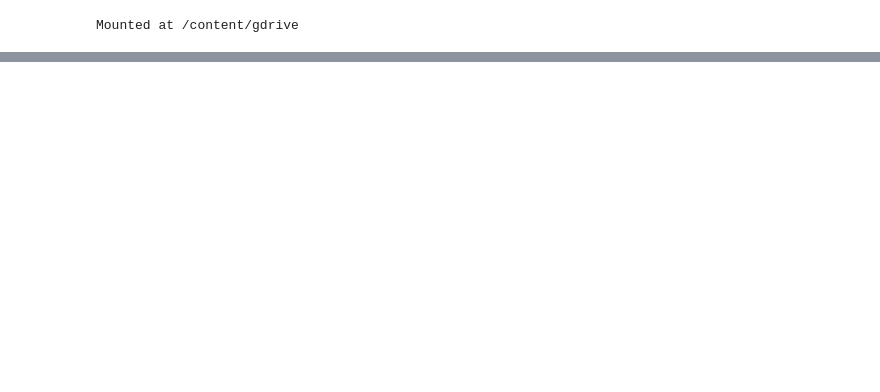
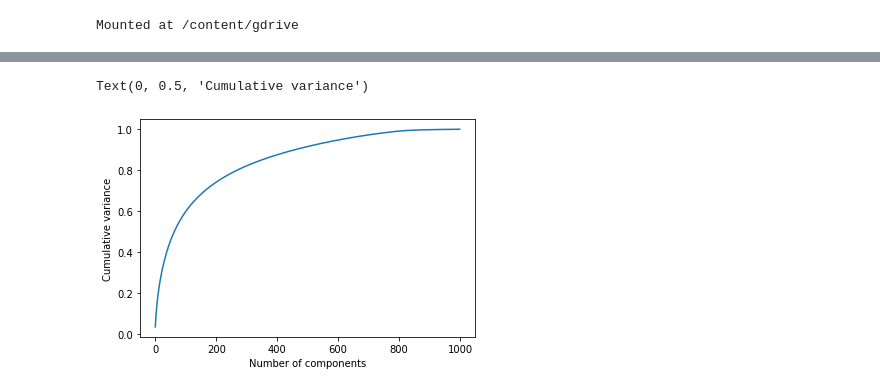
Before and after one commit to alessandro-maccario/DeepLearning-FoodRecognition, a Jupyter notebook: pcaReductions.ipynb, the cells around one changed output, grey strips where cells are left out. Cells and saved outputs as stored; diff of their text form; code cells hidden in the pictures; blank space fills up the shorter version.

```diff
--- a/pcaReductions.ipynb
+++ b/pcaReductions.ipynb
@@ -155,11 +168,9 @@ sys.path.insert(0,"/content/gdrive/MyDrive/Data_Science_2020-2022/Secondo_anno_S
 # SCALE_PERCENT = 6 # resizing percentage
 SEED_VALUE = 42
 num_classes = 9 # number of output classes
+SIZE = 224  #Resize images
 
 # PATH TO THE DATA
 DIR_TRAIN_DATA = '/content/gdrive/MyDrive/Data_Science_2020-2022/Secondo_anno_Secondo_Semestre/FoDL_Project/Project_Example_Food/train_test/train/*' # path contenente i sottoinsiemi di train, test
 DIR_TEST_DATA = '/content/gdrive/MyDrive/Data_Science_2020-2022/Secondo_anno_Secondo_Semestre/FoDL_Project/Project_Example_Food/train_test/test/*' # path contenente i sottoinsiemi di train, test
+DIR_VAL_DATA = '/content/gdrive/MyDrive/Data_Science_2020-2022/Secondo_anno_Secondo_Semestre/FoDL_Project/Project_Example_Food/train_test/val/*' # path contenente i sottoinsiemi di train, test
-# %%
-for directory_path in glob.glob(DIR_TRAIN_DATA):
-    label = directory_path.split("/")[-1]
-    print(label)
@@ -251,0 +305,13 @@ y_test_one_hot = to_categorical(y_test)
+# %%
+#Load VGG model with imagenet trained weights and without classifier/fully connected layers
+#We will use this as feature extractor.
+# VGG_model = VGG16(weights='imagenet', include_top=False, input_shape=(SIZE, SIZE, 3))
+mobile_net_model = tf.keras.applications.MobileNetV2(weights="imagenet",
+                                                     include_top=False,
+                                                     input_shape = (SIZE, SIZE, 3))
+
+#Make loaded layers as non-trainable. This is important as we want to work with pre-trained weights
+# for layer in VGG_model.layers:
+# 	layer.trainable = False
+
+mobile_net_model.summary()  #Trainable parameters will be 0
@@ -251,0 +336,21 @@ y_test_one_hot = to_categorical(y_test)
+# %%
+# NOW, LET US EXTRACT FEATURES USING VGG IMAGENET WEIGHTS
+
+# TRAIN FEATURES
+train_feature_extractor=mobile_net_model.predict(x_train)
+train_features = train_feature_extractor.reshape(train_feature_extractor.shape[0], -1)
+# TEST FEATURES
+test_feature_extractor=mobile_net_model.predict(x_val)
+test_features = test_feature_extractor.reshape(test_feature_extractor.shape[0], -1)
+
+###########################
+
+# First verifiy the ideal number of PCA components to not lose much information.
+# Try to retain 90% information, so look where the curve starts to flatten.
+# Remember that the n_components must be lower than the number of rows or columns (features)
+pca_test = PCA(n_components=1000)
+pca_test.fit(train_features)
+plt.plot(np.cumsum(pca_test.explained_variance_ratio_))
+plt.xlabel("Number of components")
+plt.ylabel("Cumulative variance")
+# %% [output]
@@ -251,0 +359,2 @@ y_test_one_hot = to_categorical(y_test)
+Text(0, 0.5, 'Cumulative variance')
+[figure, added]
```
Also changed, not shown: parts of 24 cells of this notebook.
